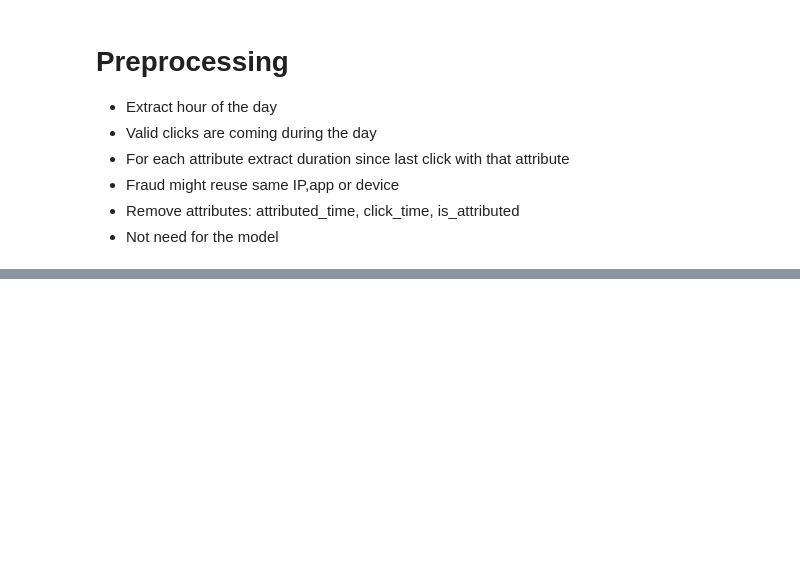
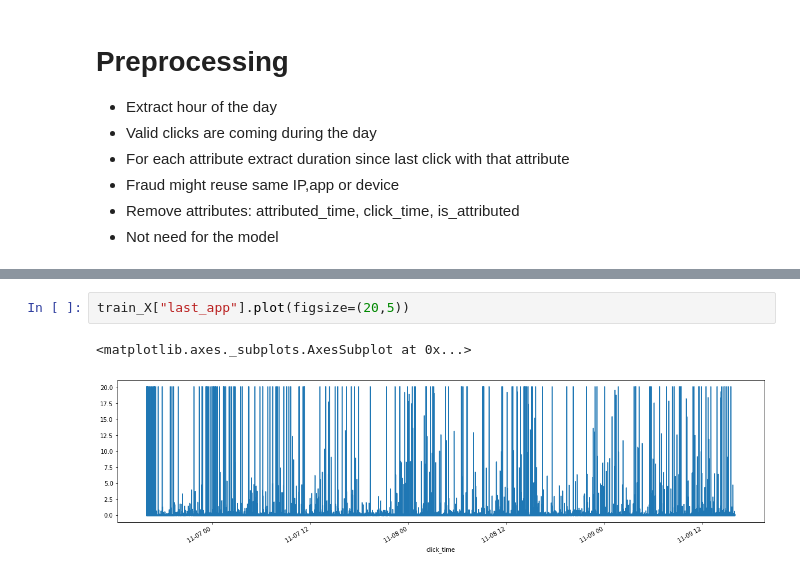
Before and after one commit to askhab2022/ML-Repo, a Jupyter notebook: tracking.ipynb, the cells around one changed output, grey strips where cells are left out. Saved outputs shown, nothing was run; the diff lists cells and outputs as text; blank space fills up the shorter version.

```diff
--- a/tracking.ipynb
+++ b/tracking.ipynb
@@ -145,0 +215,5 @@ DatetimeIndex(['2017-11-06 16:00:00', '2017-11-06 16:00:09',
+# %%
+train_X["last_app"].plot(figsize=(20,5))
+# %% [output]
+<matplotlib.axes._subplots.AxesSubplot at 0x...>
+[figure, added]
```
Also changed, not shown: parts of 8 cells of this notebook.
